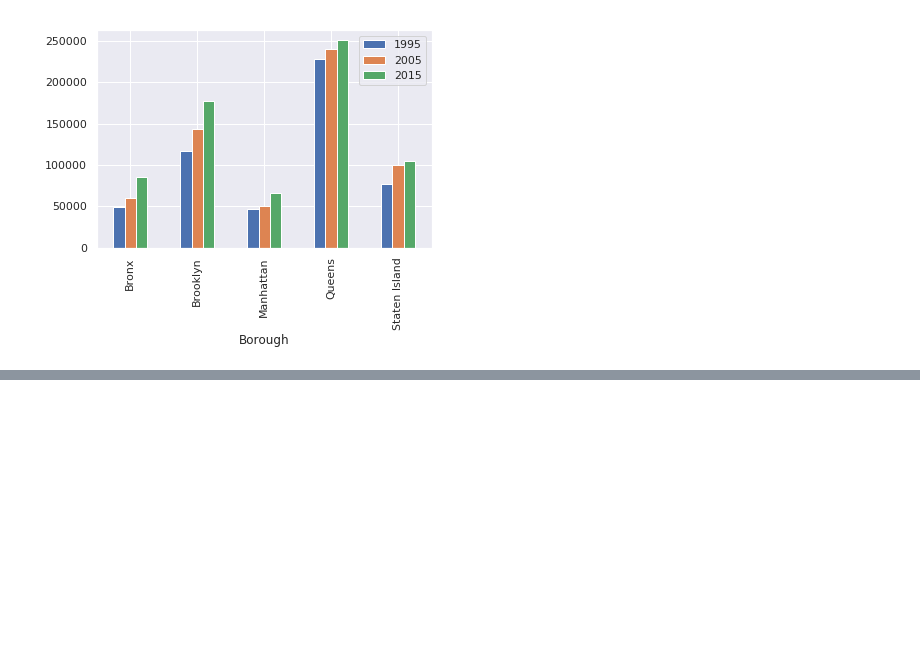
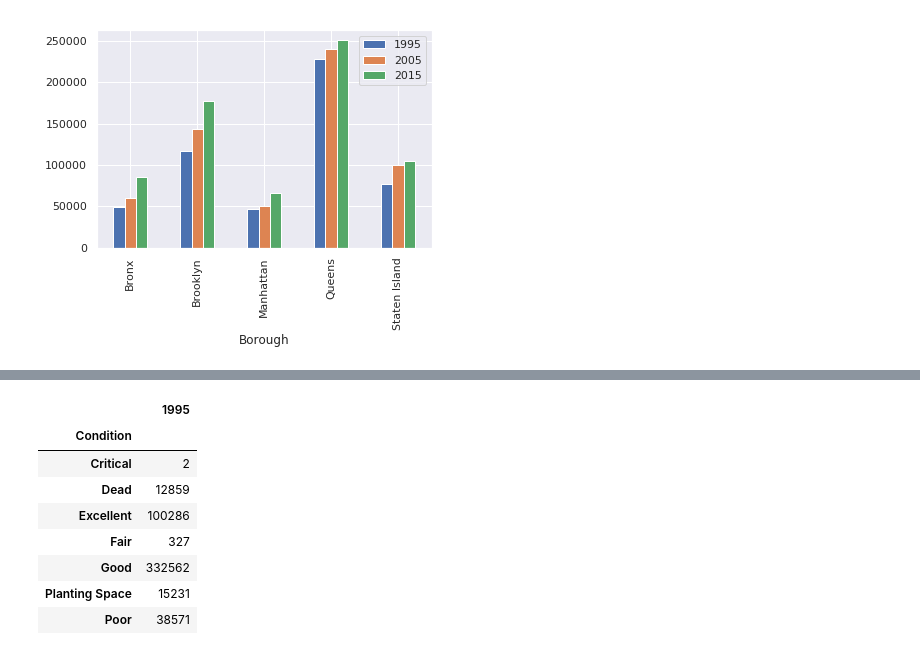
Before and after one commit to lrrbrody/TDI, a Jupyter notebook: TDI_Project_Proposal.ipynb, the cells around one changed output, grey strips where cells are left out. Cells and saved outputs as stored; diff of their text form; code cells hidden in the pictures; blank space fills up the shorter version.

```diff
--- a/TDI_Project_Proposal.ipynb
+++ b/TDI_Project_Proposal.ipynb
@@ -138,0 +180,15 @@ Counts.plot(x="Borough", y=["1995", "2005", "2015"], kind="bar")
+# %%
+Cond95=Tree95.groupby("Condition").count()
+Cond95 = Cond95.iloc[0:7,0:1]
+Cond95.columns = ['1995']
+Cond95
+# %% [output]
+|  | 1995 |
+| Condition |  |
+| Critical | 2 |
+| Dead | 12859 |
+| Excellent | 100286 |
+| Fair | 327 |
+| Good | 332562 |
+| Planting Space | 15231 |
+| Poor | 38571 |
```
Also changed, not shown: parts of 4 cells of this notebook.
